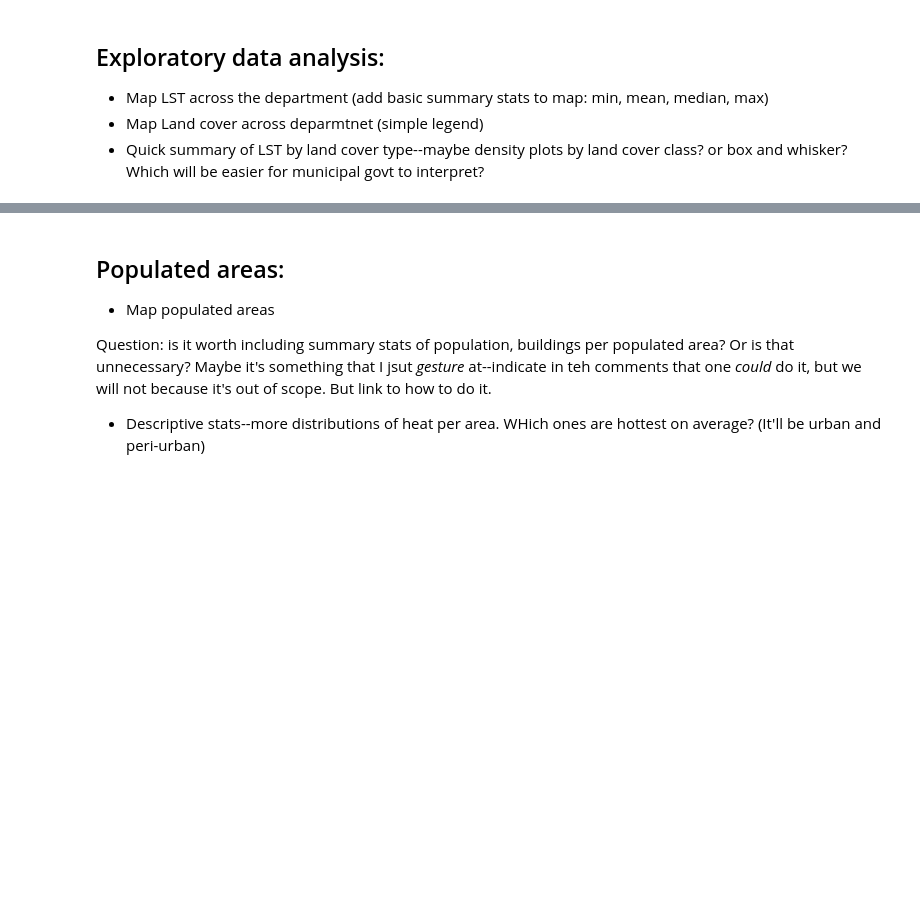
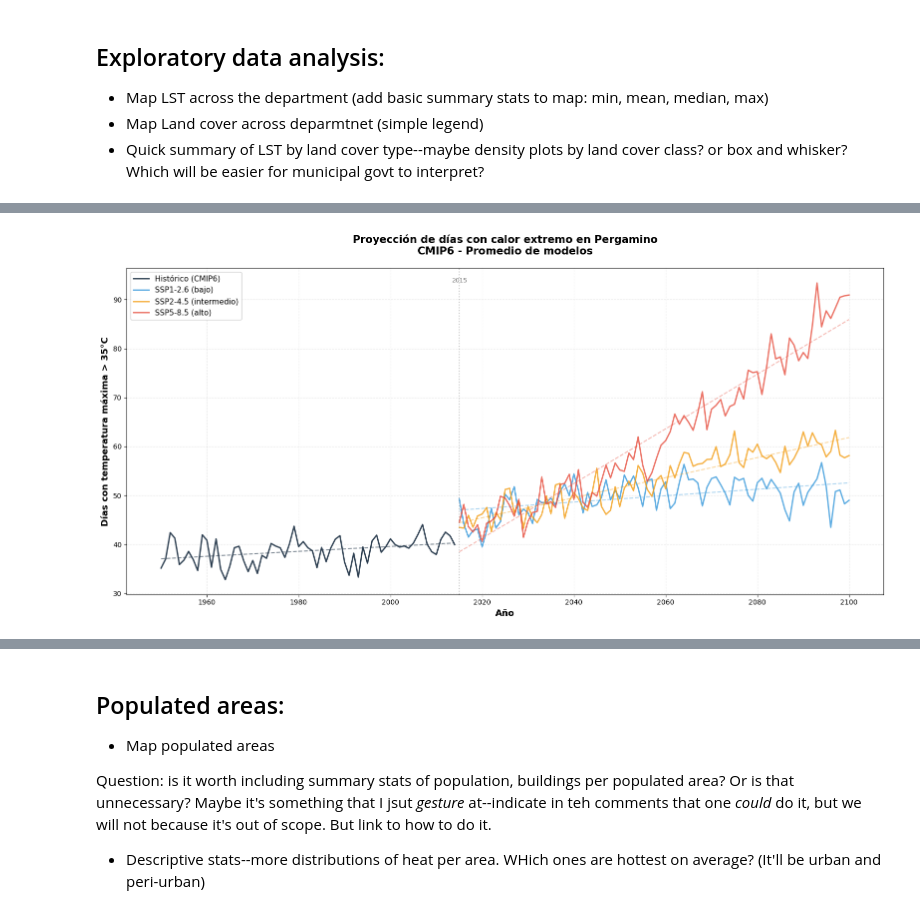
Before and after one commit to nlebovits/datos-escala-humana, a Jupyter notebook: es/cookbooks/pergamino.ipynb, the cells around one changed output, grey strips where cells are left out. Cells and saved outputs as stored; diff of their text form; code cells hidden in the pictures; blank space fills up the shorter version.

```diff
--- a/es/cookbooks/pergamino.ipynb
+++ b/es/cookbooks/pergamino.ipynb
@@ -225,0 +540,79 @@ print(f"  Median of maximums: {float(LST_max_computed.median().values):.2f}°C")
+# %%
+import matplotlib.pyplot as plt
+import numpy as np
+from scipy import stats
+
+# Filter historical to 1950+
+historical_1950 = all_data['historical'][all_data['historical']['year'] >= 1950].copy()
+
+# Create plot
+fig, ax = plt.subplots(figsize=(16, 8))
+
+# Define colors for scenarios
+colors = {
+    'historical': '#2c3e50',
+    'ssp1_2_6': '#3498db',  # Blue - low emissions
+    'ssp2_4_5': '#f39c12',  # Orange - middle
+    'ssp5_8_5': '#e74c3c',  # Red - high emissions
+}
+
+labels = {
+    'historical': 'Histórico (CMIP6)',
+    'ssp1_2_6': 'SSP1-2.6 (bajo)',
+    'ssp2_4_5': 'SSP2-4.5 (intermedio)',
+    'ssp5_8_5': 'SSP5-8.5 (alto)',
+}
+
+# Plot historical
+ax.plot(historical_1950['year'], historical_1950['days_over_35C'],
+        linewidth=2, color=colors['historical'], label=labels['historical'])
+
+# Add historical trend line
+z_hist = np.polyfit(historical_1950['year'], historical_1950['days_over_35C'], 1)
+p_hist = np.poly1d(z_hist)
+ax.plot(historical_1950['year'], p_hist(historical_1950['year']),
+        "--", linewidth=1.5, color=colors['historical'], alpha=0.6)
+
+# Plot projections
+for scenario in ['ssp1_2_6', 'ssp2_4_5', 'ssp5_8_5']:
+    data = all_data[scenario]
+    ax.plot(data['year'], data['days_over_35C'],
+            linewidth=2, color=colors[scenario], label=labels[scenario], alpha=0.8)
+
+    # Add trend line for each scenario
+    z = np.polyfit(data['year'], data['days_over_35C'], 1)
+    p = np.poly1d(z)
+    ax.plot(data['year'], p(data['year']),
+            "--", linewidth=1.5, color=colors[scenario], alpha=0.4)
+
+# Styling
+ax.set_xlabel('Año', fontsize=13, fontweight='bold')
+ax.set_ylabel('Días con temperatura máxima > 35°C', fontsize=13, fontweight='bold')
+ax.set_title('Proyección de días con calor extremo en Pergamino\nCMIP6 - Promedio de modelos',
+             fontsize=15, fontweight='bold', pad=20)
+ax.grid(alpha=0.3, linestyle='--')
+ax.legend(loc='upper left', fontsize=11, framealpha=0.9)
+
+# Add vertical line at 2015 to mark transition
+ax.axvline(x=2015, color='gray', linestyle=':', linewidth=1.5, alpha=0.5)
+ax.text(2015, ax.get_ylim()[1] * 0.98, '2015',
+        ha='center', va='top', fontsize=9, color='gray')
+
+plt.tight_layout()
+plt.show()
+
+# Print statistics
+print("\nEstadísticas por período:\n")
+print(f"Histórico (1950-2014): {historical_1950['days_over_35C'].mean():.1f} días/año")
+print(f"  Tendencia: {z_hist[0]:.3f} días/año\n")
+
+for scenario in ['ssp1_2_6', 'ssp2_4_5', 'ssp5_8_5']:
+    data = all_data[scenario]
+    slope = np.polyfit(data['year'], data['days_over_35C'], 1)[0]
+    print(f"{labels[scenario]}:")
+    print(f"  2015-2050: {data[data['year'] <= 2050]['days_over_35C'].mean():.1f} días/año")
+    print(f"  2051-2100: {data[data['year'] > 2050]['days_over_35C'].mean():.1f} días/año")
+    print(f"  Tendencia: {slope:.3f} días/año")
+    print(f"  Último año (2100): {data[data['year'] == 2100]['days_over_35C'].values[0]:.1f} días/año\n")
+# %% [output]
+[figure, added]
```
Also changed, not shown: parts of 22 cells of this notebook, 2 other files.
